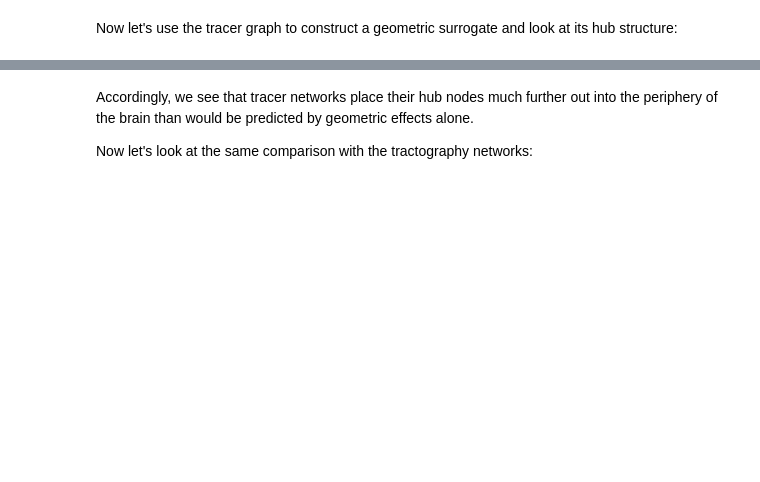
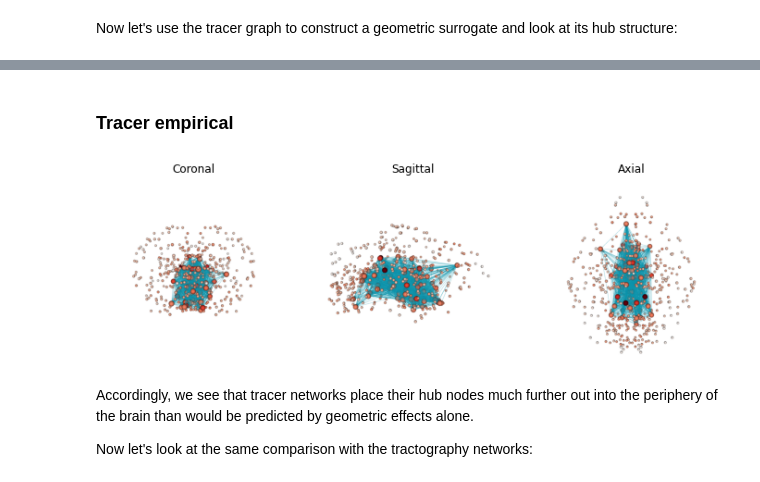
Before and after one commit to scott-trinkle/braingraphgeo, a Jupyter notebook: examples/3. Hub node visualizations.ipynb, the cells around one changed output, grey strips where cells are left out. Drawn from its saved outputs; the diff is of its cells as text; code cells hidden in the pictures; blank space fills up the shorter version.

```diff
--- a/examples/3. Hub node visualizations.ipynb
+++ b/examples/3. Hub node visualizations.ipynb
@@ -125,3 +102,9 @@ vis_strongest_nodes(positions=node_positions_array,
+# %% [markdown]
+### Tracer empirical
+# %%
+plot_grid(out_path)
+# %% [output]
+[figure, added]
 # %% [markdown]
 Accordingly, we see that tracer networks place their hub nodes much further out into the periphery of the brain than would be predicted by geometric effects alone.
 
```
Also changed, not shown: parts of 21 cells of this notebook, 20 other files.
